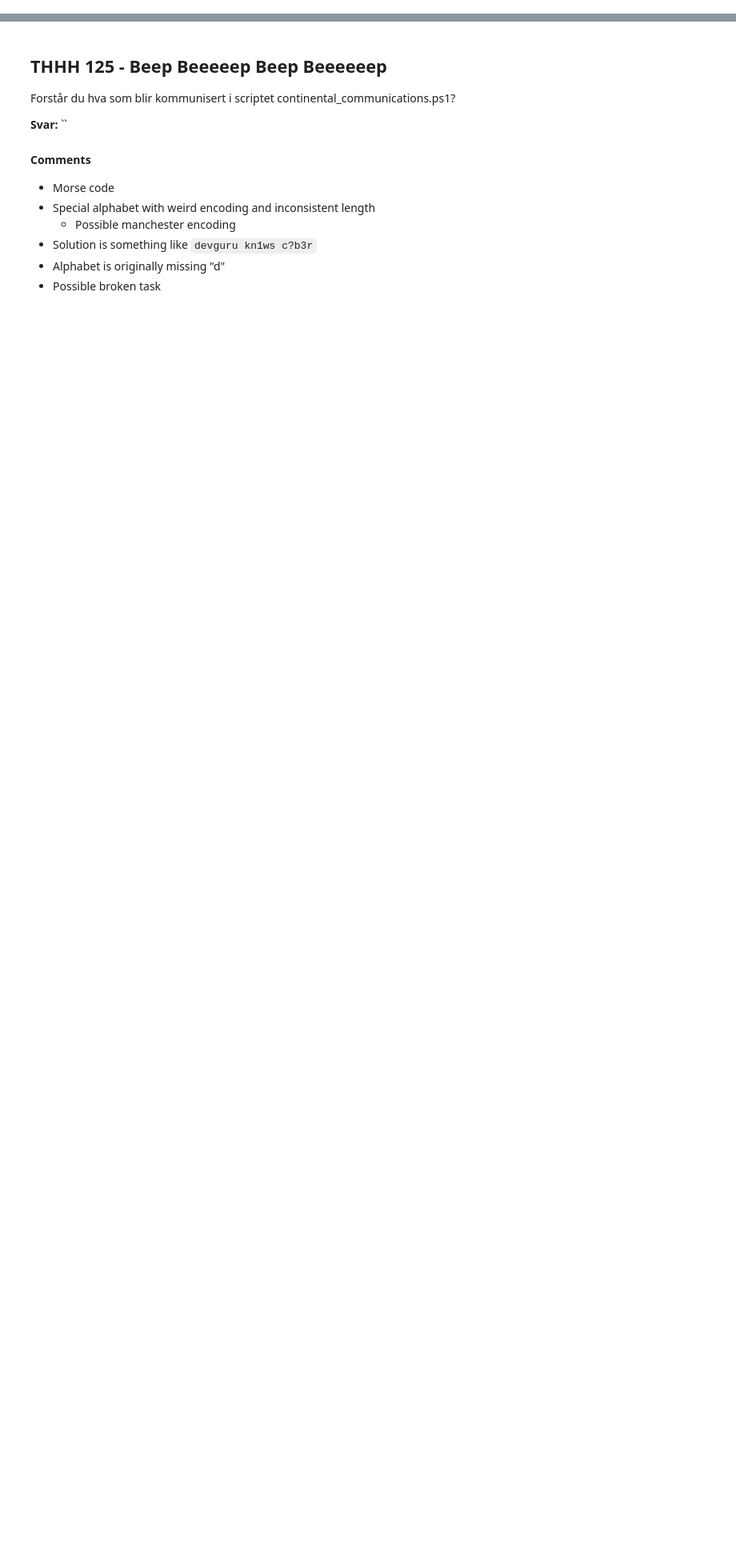
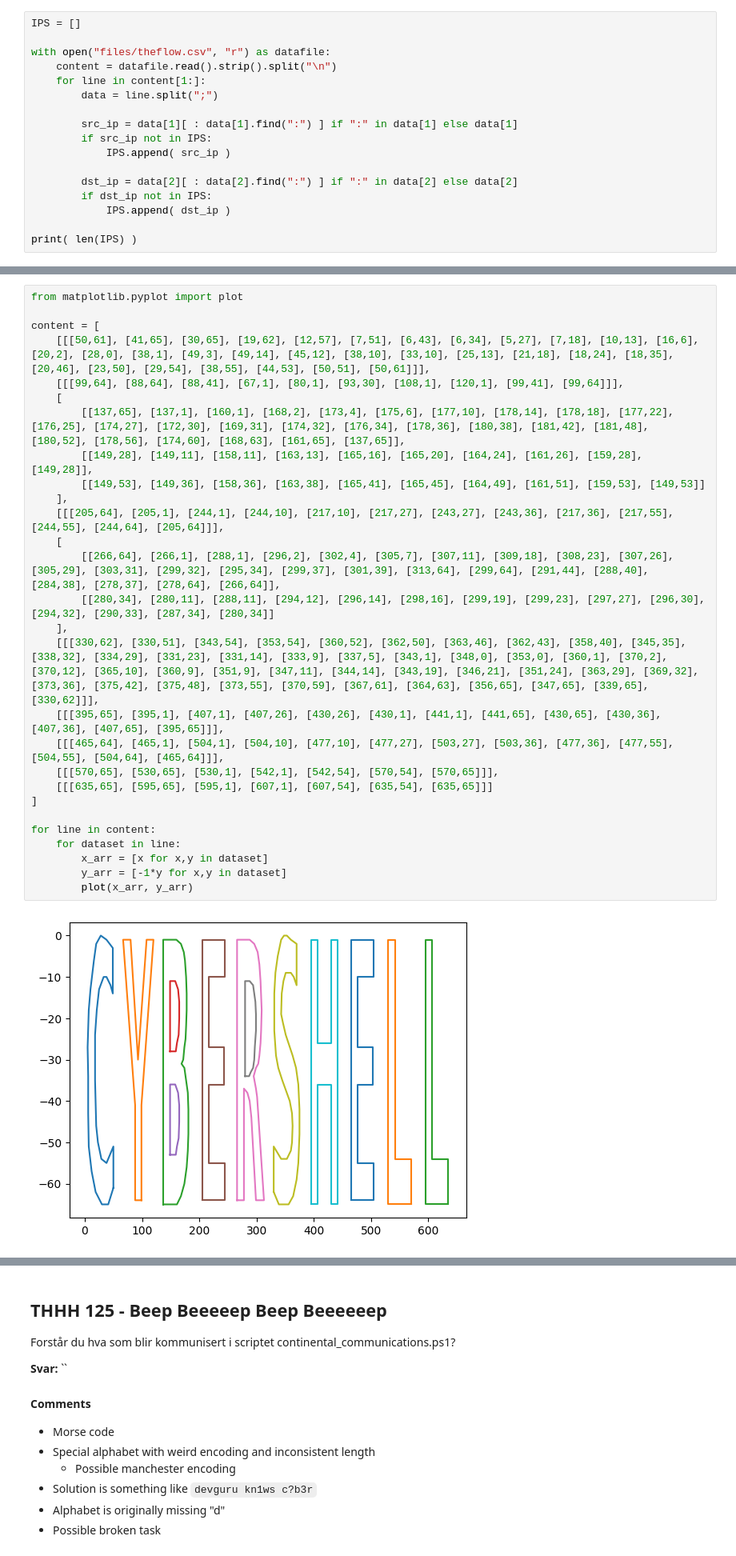
Before and after one commit to Magnus1990P/writeups, a Jupyter notebook: cyberforce-2022/main.ipynb, the cells around one changed output, grey strips where cells are left out. Shown: that part at 80% size. Saved outputs shown, nothing was run; the diff lists cells and outputs as text; blank space fills up the shorter version.

```diff
--- a/cyberforce-2022/main.ipynb
+++ b/cyberforce-2022/main.ipynb
@@ -0,0 +96,17 @@
+# %%
+IPS = []
+
+with open("files/theflow.csv", "r") as datafile:
+    content = datafile.read().strip().split("\n")
+    for line in content[1:]:
+        data = line.split(";")
+
+        src_ip = data[1][ : data[1].find(":") ] if ":" in data[1] else data[1]
+        if src_ip not in IPS:
+            IPS.append( src_ip )
+
+        dst_ip = data[2][ : data[2].find(":") ] if ":" in data[2] else data[2]
+        if dst_ip not in IPS:
+            IPS.append( dst_ip )
+
+print( len(IPS) )
@@ -1,3 +175,33 @@
+# %%
+from matplotlib.pyplot import plot
+
+content = [
+    [[[50,61], [41,65], [30,65], [19,62], [12,57], [7,51], [6,43], [6,34], [5,27], [7,18], [10,13], [16,6], [20,2], [28,0], [38,1], [49,3], [49,14], [45,12], [38,10], [33,10], [25,13], [21,18], [18,24], [18,35], [20,46], [23,50], [29,54], [38,55], [44,53], [50,51], [50,61]]],
+    [[[99,64], [88,64], [88,41], [67,1], [80,1], [93,30], [108,1], [120,1], [99,41], [99,64]]],
+    [
+        [[137,65], [137,1], [160,1], [168,2], [173,4], [175,6], [177,10], [178,14], [178,18], [177,22], [176,25], [174,27], [172,30], [169,31], [174,32], [176,34], [178,36], [180,38], [181,42], [181,48], [180,52], [178,56], [174,60], [168,63], [161,65], [137,65]],
+        [[149,28], [149,11], [158,11], [163,13], [165,16], [165,20], [164,24], [161,26], [159,28], [149,28]],
+        [[149,53], [149,36], [158,36], [163,38], [165,41], [165,45], [164,49], [161,51], [159,53], [149,53]]
+    ],
+    [[[205,64], [205,1], [244,1], [244,10], [217,10], [217,27], [243,27], [243,36], [217,36], [217,55], [244,55], [244,64], [205,64]]],
+    [
+        [[266,64], [266,1], [288,1], [296,2], [302,4], [305,7], [307,11], [309,18], [308,23], [307,26], [305,29], [303,31], [299,32], [295,34], [299,37], [301,39], [313,64], [299,64], [291,44], [288,40], [284,38], [278,37], [278,64], [266,64]],
+        [[280,34], [280,11], [288,11], [294,12], [296,14], [298,16], [299,19], [299,23], [297,27], [296,30], [294,32], [290,33], [287,34], [280,34]]
+    ],
+    [[[330,62], [330,51], [343,54], [353,54], [360,52], [362,50], [363,46], [362,43], [358,40], [345,35], [338,32], [334,29], [331,23], [331,14], [333,9], [337,5], [343,1], [348,0], [353,0], [360,1], [370,2], [370,12], [365,10], [360,9], [351,9], [347,11], [344,14], [343,19], [346,21], [351,24], [363,29], [369,32], [373,36], [375,42], [375,48], [373,55], [370,59], [367,61], [364,63], [356,65], [347,65], [339,65], [330,62]]],
+    [[[395,65], [395,1], [407,1], [407,26], [430,26], [430,1], [441,1], [441,65], [430,65], [430,36], [407,36], [407,65], [395,65]]],
+    [[[465,64], [465,1], [504,1], [504,10], [477,10], [477,27], [503,27], [503,36], [477,36], [477,55], [504,55], [504,64], [465,64]]],
+    [[[570,65], [530,65], [530,1], [542,1], [542,54], [570,54], [570,65]]],
+    [[[635,65], [595,65], [595,1], [607,1], [607,54], [635,54], [635,65]]]
+]
+
+for line in content:
+    for dataset in line:
+        x_arr = [x for x,y in dataset]
+        y_arr = [-1*y for x,y in dataset]
+        plot(x_arr, y_arr)
+# %% [output]
+[figure, added]
 # %% [markdown]
 ## THHH 121 - Trusseljakt på Windows
 Hvilke Event ID i sysmon er du opptatt av om du vil finne ut om programmer har blitt kjørt?
```
Also changed, not shown: parts of 11 cells of this notebook, 1 other file.
